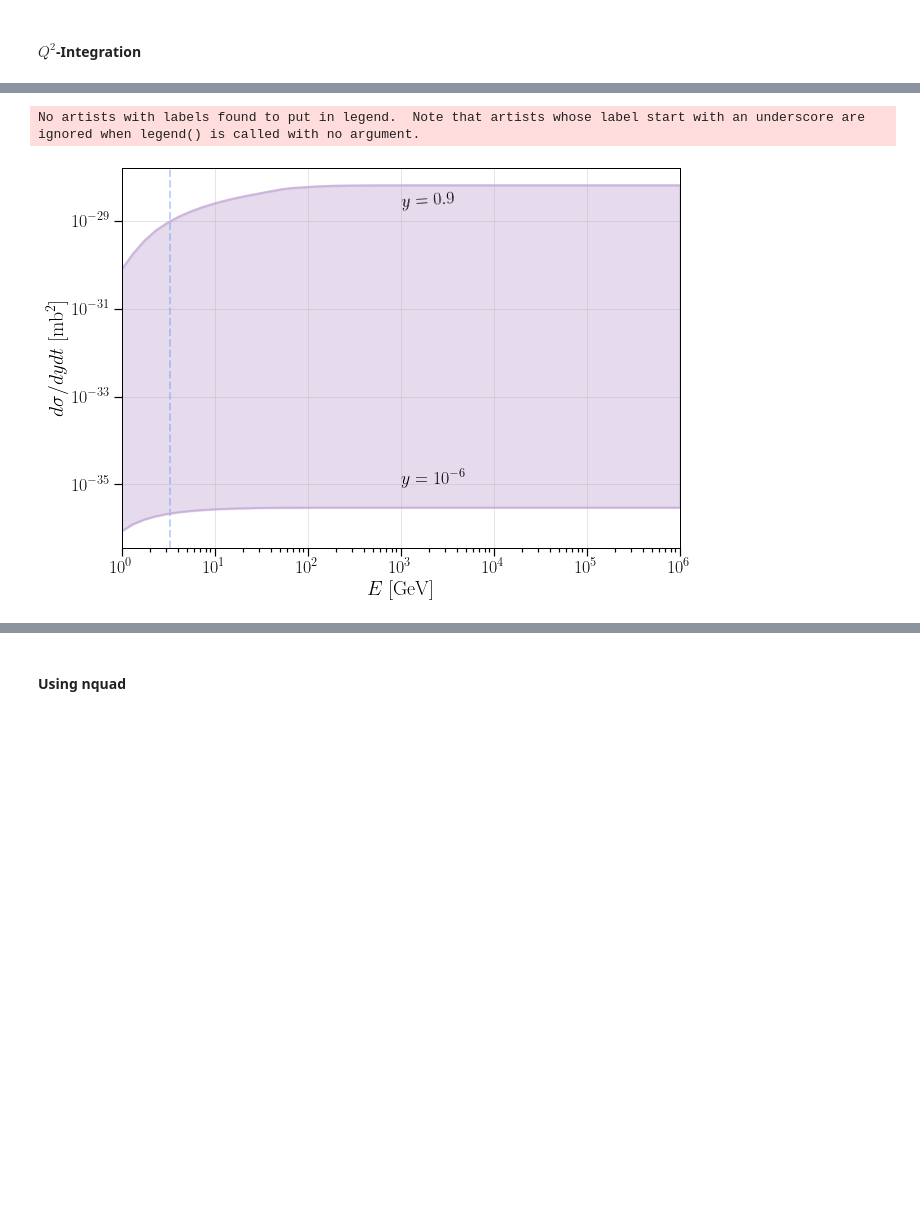
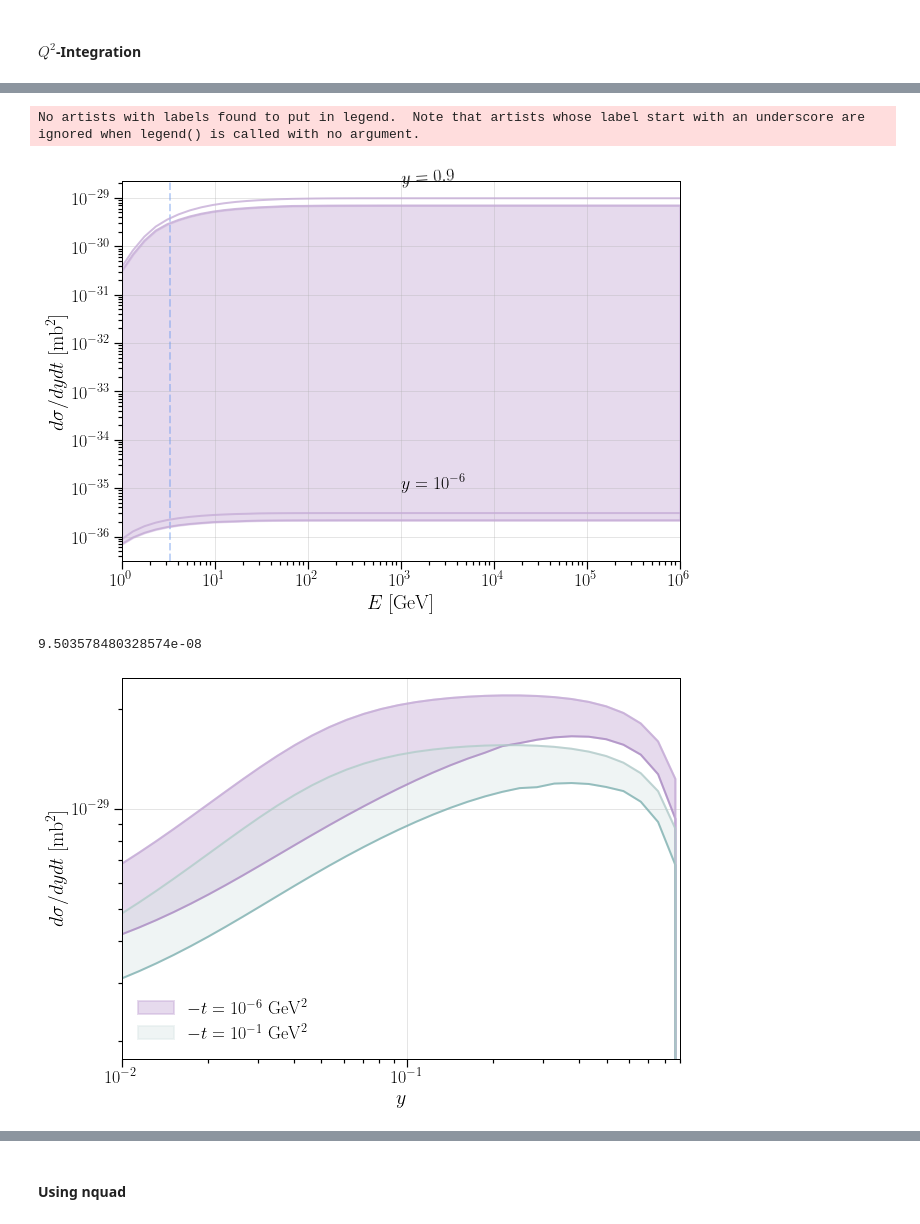
Before and after one commit to bskrzypek/Coherent-Vector-Meson-CrossSections, a Jupyter notebook: crossSections.ipynb, the cells around one changed output, grey strips where cells are left out. Cells and saved outputs as stored; diff of their text form; code cells hidden in the pictures; blank space fills up the shorter version.

```diff
--- a/crossSections.ipynb
+++ b/crossSections.ipynb
@@ -391,6 +410,9 @@ plt.plot(energies,pmin,color = my_gradient(0.3),alpha = 0.8)
 plt.plot(energies,pmax,color = my_gradient(0.3),alpha = 0.8)
 plt.fill_between(energies,pmin,pmax,color = my_gradient2(0.4),alpha = 0.4)
 
+plt.plot(energies,pmin2,color = my_gradient(0.3),alpha = 0.8)
+plt.plot(energies,pmax2,color = my_gradient(0.3),alpha = 0.8)
+
 plt.text(1e3,2e-29,r"$y = 0.9$",rotation = 4)
 plt.text(1e3,1e-35,r"$y = 10^{-6}$",rotation = 0)
 
@@ -407,13 +429,47 @@ plt.savefig("/Users/barbaraskrzypek/Documents/IceCube/LVNeutrinos/q2Integral.png
 plt.show()
 # %% [output]
 No artists with labels found to put in legend.  Note that artists whose label start with an underscore are ignored when legend() is called with no argument.
-[figure, old version]
+[figure, new version]
+# %%
+mrho**2/(2*1e6*GeV*np.sqrt(1e1*GeV**2))
+# %% [output]
+9.503578480328574e-08
 # %%
-y_array = np.linspace(0,1,100)
-t = 1e-2
+y_array = np.logspace(-6,0,100)
+t = 1e-6
 
-xsmin = q2_integral_vectorized(1e0*GeV,y_array,-1*t)
+xsmin = q2_integral_vectorized(1e1*GeV,y_array,-1*t)
 xsmax = q2_integral_vectorized(1e6*GeV,y_array,-1*t)
 
-xsmin2 = q2_integral_vectorized(1e0*GeV,y_array,-1*1e-6)
-xsmax2 = q2_integral_vectorized(1e6*GeV,y_array,-1*1e-6)
+xsmin2 = q2_integral_vectorized(1e1*GeV,y_array,-1*1e-1)
+xsmax2 = q2_integral_vectorized(1e6*GeV,y_array,-1*1e-1)
+# %%
+fig = plt.figure(figsize = (10,7))
+
+t = 1e-2
+
+i = 0
+
+plt.axvline(mrho**2/(2*np.sqrt(t*GeV**2)*1e6*GeV),color = "cornflowerblue",ls = "dashed",alpha = 0.4)
+
+plt.plot(y_array,xsmin/mb**2,color = my_gradient(0.2),alpha = 0.8)
+plt.plot(y_array,xsmax/mb**2,color = my_gradient(0.3),alpha = 0.8)
+plt.fill_between(y_array,xsmin/mb**2,xsmax/mb**2,color = my_gradient2(0.4),alpha = 0.4,label = r"$-t = 10^{-6}\;{\rm GeV}^2$")
+
+plt.plot(y_array,xsmin2/mb**2,color = my_gradient(0.8),alpha = 0.8)
+plt.plot(y_array,xsmax2/mb**2,color = my_gradient(0.7),alpha = 0.8)
+plt.fill_between(y_array,xsmin2/mb**2,xsmax2/mb**2,color = my_gradient(0.6),alpha = 0.4,label = r"$-t = 10^{-1}\;{\rm GeV}^2$")
+
+plt.grid(alpha = 0.4)
+plt.legend(loc = "lower left",fontsize = 18,ncol = 1)
+
+plt.xscale('log')
+plt.yscale('log')
+plt.xlim(1e-2,0.9)
+plt.xlabel(r"$y$",fontsize = 20)
+plt.ylabel(r"$d\sigma/dydt\; [{\rm mb}^2]$",fontsize = 20)
+
+plt.savefig("/Users/barbaraskrzypek/Documents/IceCube/LVNeutrinos/q2yIntegral.png",dpi = 400,bbox_inches = "tight")
+plt.show()
+# %% [output]
+[figure, added]
```
Also changed, not shown: parts of 16 cells of this notebook.
